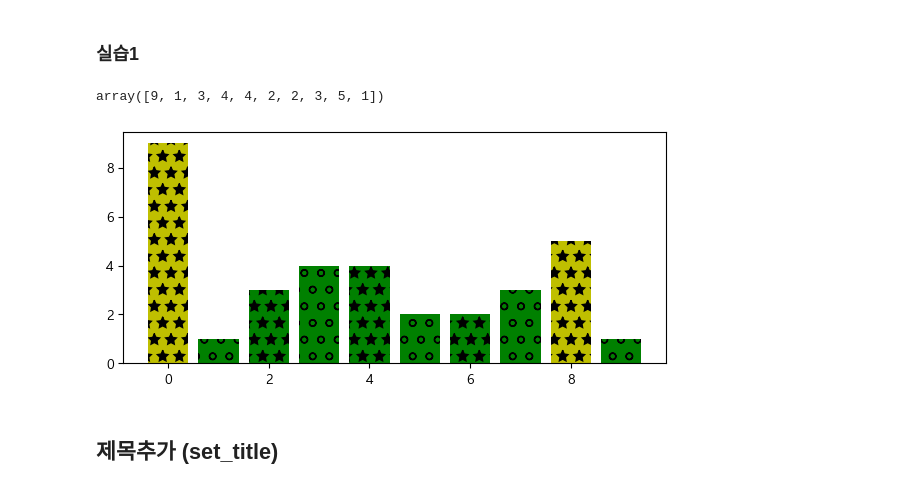
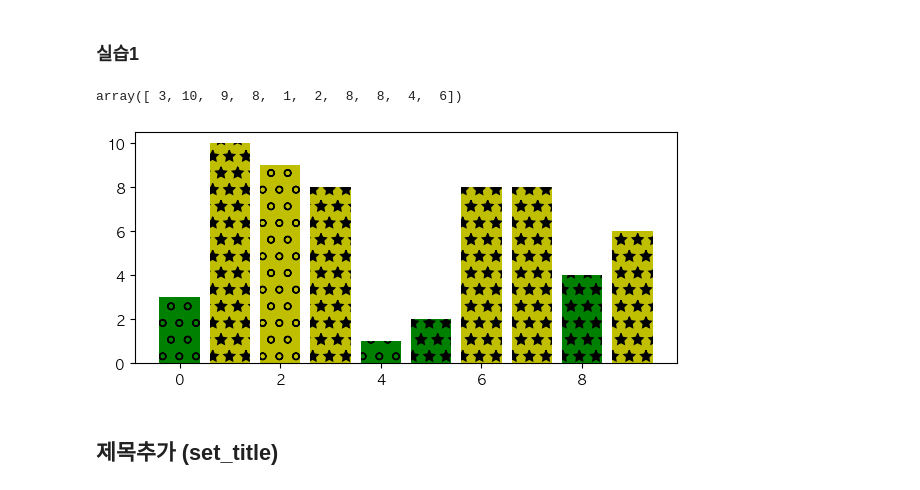
Before and after one commit to Woochang4862/USW-Data-Visualization, a Jupyter notebook: w10/dv2024_10w_code.ipynb, the cells around one changed output. Drawn from its saved outputs; the diff is of its cells as text; code cells hidden in the pictures.

```diff
--- a/w10/dv2024_10w_code.ipynb
+++ b/w10/dv2024_10w_code.ipynb
@@ -17,6 +17,6 @@ import matplotlib.pyplot as plt
 from IPython.core.interactiveshell import InteractiveShell
 InteractiveShell.ast_node_interactivity = 'all'
 
-plt.rc("font", family="Malgun Gothic") # 한글표시 (window)
+plt.rc("font", family="AppleGothic") # 한글표시 (window)
 plt.rc("axes", unicode_minus=False) # x,y축 (-)부호 표시
 # %% [output]
@@ -67,18 +80,18 @@ ax2.bar(range(10), 10, color='w',edgecolor='k',hatch=pats)
 # %%
 fig=plt.figure(figsize=(7,3), dpi=100)
 ax=fig.subplots()
 
 Y=np.random.randint(1,11,size=10)
 X=np.arange(len(Y))
 Y
 
 ## 코드작성
 hatches = np.where(Y%2==0,'*','o')
 colors = np.where(Y<5,'g','y')
-_=ax.bar(X,Y,hatch=['*','o']*5, color=colors)
+_=ax.bar(X,Y,hatch=hatches, color=colors)
 # %% [output]
-array([9, 1, 3, 4, 4, 2, 2, 3, 5, 1])
+array([ 3, 10,  9,  8,  1,  2,  8,  8,  4,  6])
-[figure, old version]
+[figure, new version]
 # %% [markdown]
 ## 제목추가 (set_title)
 # %% [markdown]
```
Also changed, not shown: parts of 22 cells of this notebook, 24 other files.
